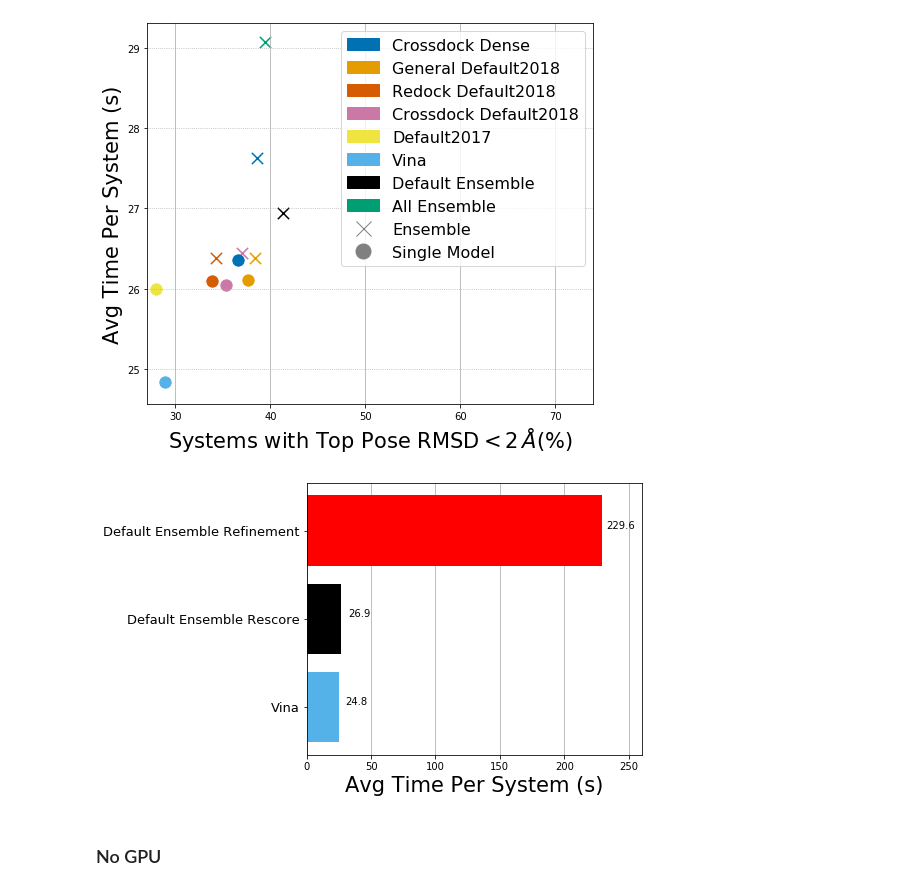
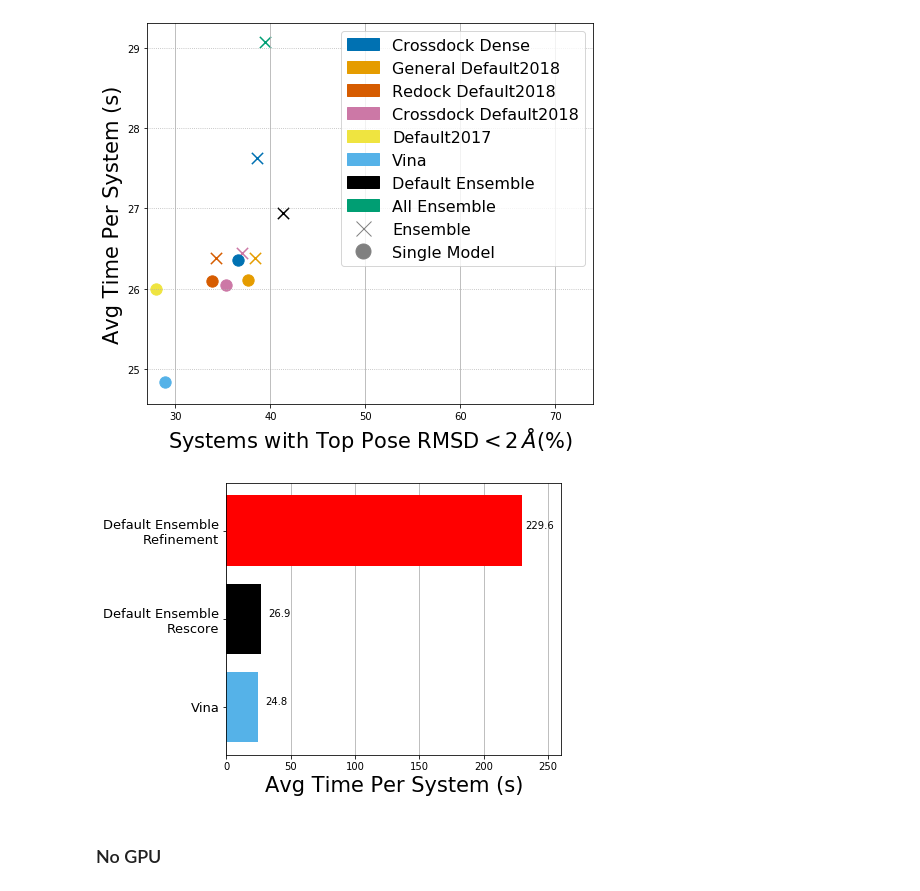
Before and after one commit to dkoes/GNINA-1.0, a Jupyter notebook: MakeFinalGraphs.ipynb, the cells around one changed output. Saved outputs shown, nothing was run; the diff lists cells and outputs as text; code cells hidden in the pictures.

Commit message:
updated cnn empirical weight graph and fixed the graph for refine timing comparison

```diff
--- a/MakeFinalGraphs.ipynb
+++ b/MakeFinalGraphs.ipynb
@@ -723,20 +724,20 @@ def autolabel_horizontal(rects):
 # %%
 comparisons = ['Vina','Default Ensemble','Default Ensemble Refine']
 hbarinfo = plot_df_b.set_index('model').loc[comparisons]
-names = ['Vina','Default Ensemble Rescore','Default Ensemble Refinement']
+names = ['Vina','Default Ensemble\nRescore','Default Ensemble\nRefinement']
 ypos = np.arange(len(comparisons))
 ax = plt.figure(figsize=[6,5]).gca()
 bars = ax.barh(ypos,hbarinfo['mean'],color=[color_dict['Vina'],'k','r'])
 autolabel_horizontal(bars)
 ax.set_yticks(ypos)
 ax.set_yticklabels(names,fontsize=13)
 plt.grid(axis='x',zorder=4)
 ax.set_axisbelow(True)
 ax.set_xlabel('Avg Time Per System (s)',fontsize=fontsize+1)
 ax.set_xlim(0,260)
-plt.savefig(f'/home/anm329/GNINA-1.0/figures/other/refine_timing_comparison.pdf',dpi=300)
+plt.savefig(f'/home/anm329/GNINA-1.0/figures/other/refine_timing_comparison.pdf',dpi=300,bbox_inches='tight')
 # %% [output]
-[figure, old version]
+[figure, new version]
 # %% [markdown]
 ### No GPU
 # %%
```
Also changed, not shown: parts of 4 cells of this notebook, 53 other files.
